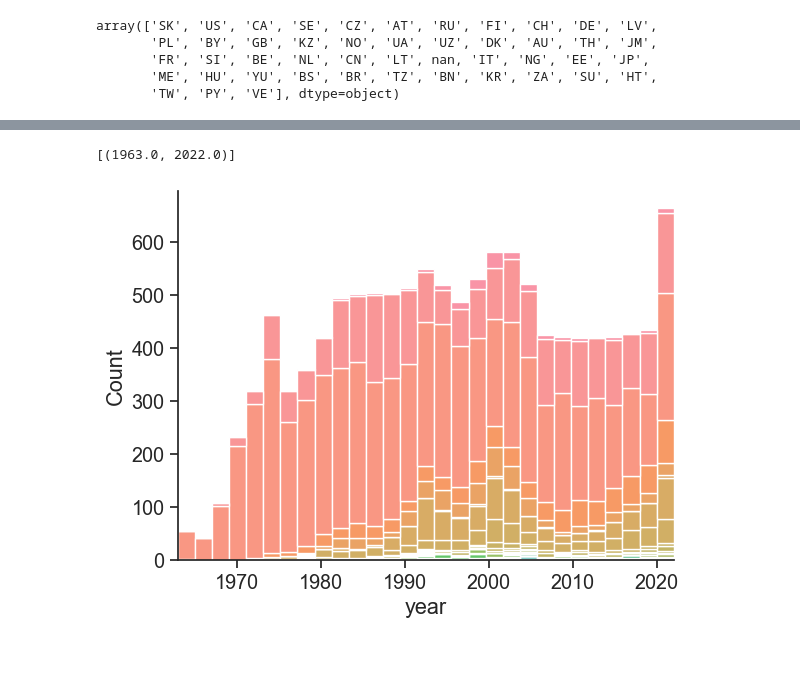
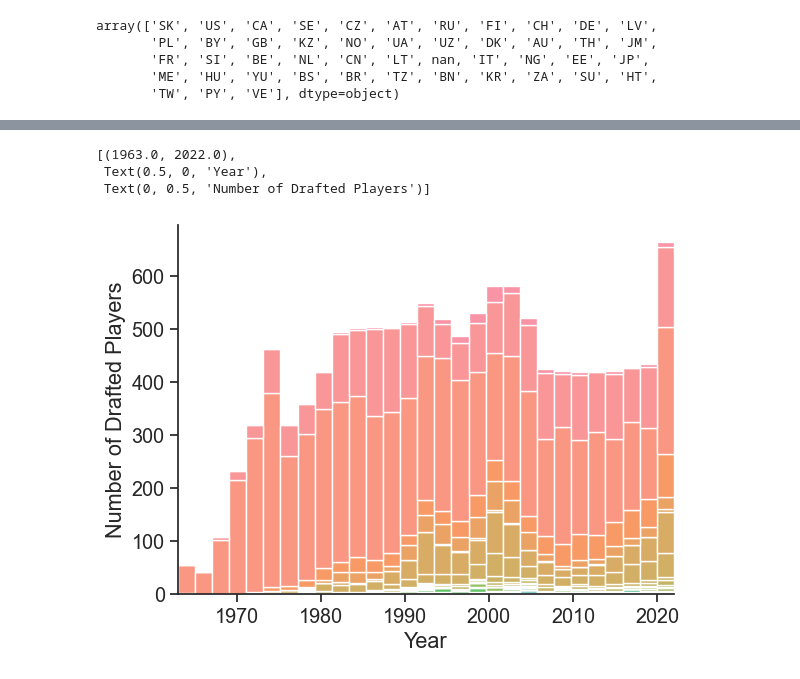
Before and after one commit to ubco-W2022T2-data301/project-group-group31, a Jupyter notebook: analysis/analysis2.ipynb, the cells around one changed output, grey strips where cells are left out. Drawn from its saved outputs; the diff is of its cells as text; code cells hidden in the pictures.

```diff
--- a/analysis/analysis2.ipynb
+++ b/analysis/analysis2.ipynb
@@ -63,6 +76,8 @@ sns.countplot(y='nationality', data = df, order=['SK', 'US', 'CA', 'SE', 'CZ', '
 # %%
-sns.histplot(df, x='year', hue='nationality', multiple='stack', legend=False).set(xlim=(1963, 2022))
+sns.histplot(df, x='year', hue='nationality', multiple='stack', legend=False).set(xlim=(1963, 2022), xlabel="Year",ylabel="Number of Drafted Players")
 # %% [output]
-[(1963.0, 2022.0)]
+[(1963.0, 2022.0),
+ Text(0.5, 0, 'Year'),
+ Text(0, 0.5, 'Number of Drafted Players')]
-[figure, old version]
+[figure, new version]
 # %%
```
Also changed, not shown: parts of 5 cells of this notebook.
